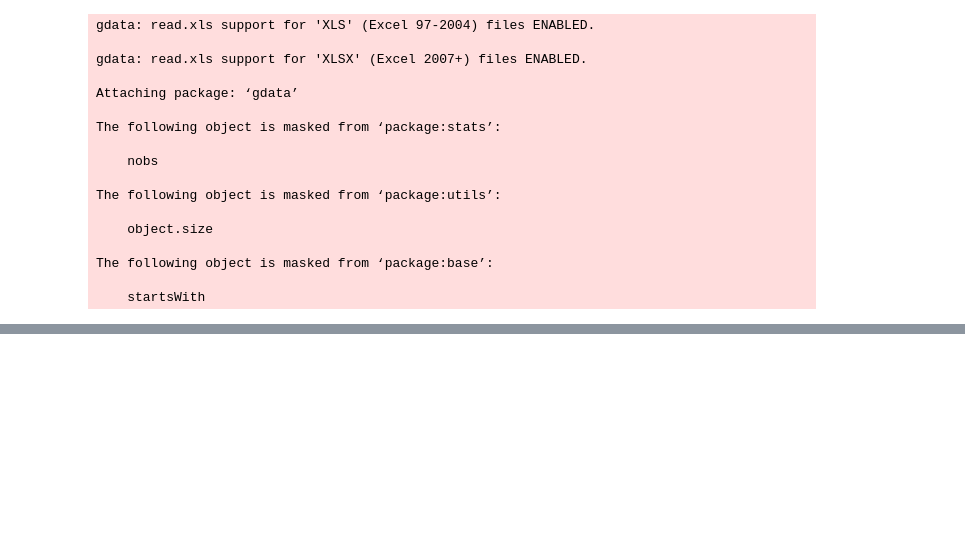
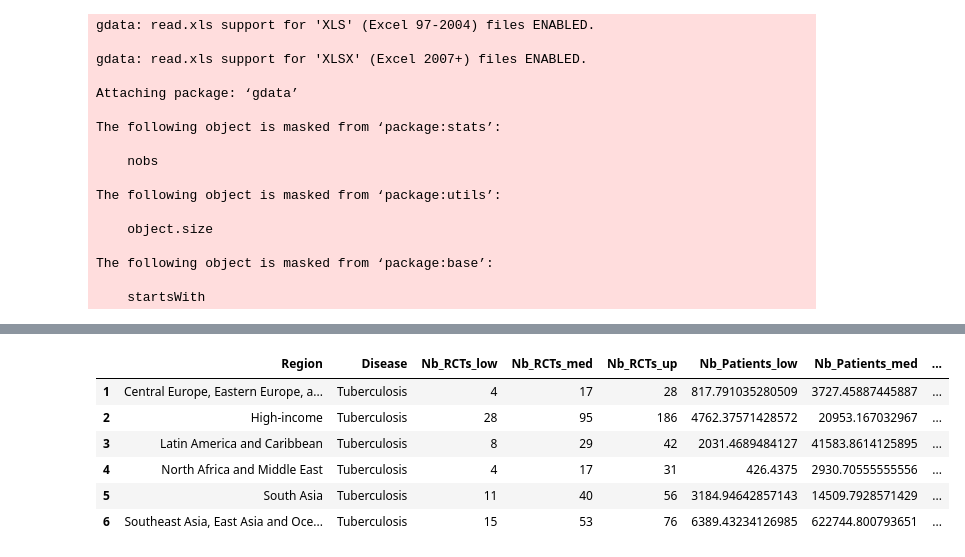
Before and after one commit to iatal/RCTvsBurden, a Jupyter notebook: C- Comparison research effort and health needs/Big Table.ipynb, the cells around one changed output, grey strips where cells are left out. Saved outputs shown, nothing was run; the diff lists cells and outputs as text; code cells hidden in the pictures; blank space fills up the shorter version.

```diff
--- a/C- Comparison research effort and health needs/Big Table.ipynb
+++ b/C- Comparison research effort and health needs/Big Table.ipynb
@@ -22,4 +22,5 @@ The following object is masked from ‘package:base’:
     startsWith
 # %%
 GBD <- read.table("../Data/DALY_YLL_deaths_per_region_and_27_diseases_2005.txt")
-RCT <- read.table("../Data/RCTs_and_Patients_Nb_local_prop_median_UI_per_region_and_disease.txt")
+RCT_regs <- read.table("../Data/RCTs_and_Patients_Nb_local_prop_median_UI_per_region_and_disease.txt")
+RCT_dis <- read.table("../Data/RCTs_and_Patients_prop_among_all_and_HI_median_UI_across_regions_per_disease.txt")
@@ -25,0 +37,10 @@ RCT <- read.table("../Data/RCTs_and_Patients_Nb_local_prop_median_UI_per_region_
+# %%
+head(RCT_regs)
+# %% [output]
+|  | Region | Disease | Nb_RCTs_low | Nb_RCTs_med | Nb_RCTs_up | Nb_Patients_low | Nb_Patients_med | ... |
+| 1 | Central Europe, Eastern Europe, a... | Tuberculosis | 4 | 17 | 28 | 817.791035280509 | 3727.45887445887 | ... |
+| 2 | High-income | Tuberculosis | 28 | 95 | 186 | 4762.37571428572 | 20953.167032967 | ... |
+| 3 | Latin America and Caribbean | Tuberculosis | 8 | 29 | 42 | 2031.4689484127 | 41583.8614125895 | ... |
+| 4 | North Africa and Middle East | Tuberculosis | 4 | 17 | 31 | 426.4375 | 2930.70555555556 | ... |
+| 5 | South Asia | Tuberculosis | 11 | 40 | 56 | 3184.94642857143 | 14509.7928571429 | ... |
+| 6 | Southeast Asia, East Asia and Oce... | Tuberculosis | 15 | 53 | 76 | 6389.43234126985 | 622744.800793651 | ... |
```
Also changed, not shown: parts of 30 cells of this notebook, 7 other files.
